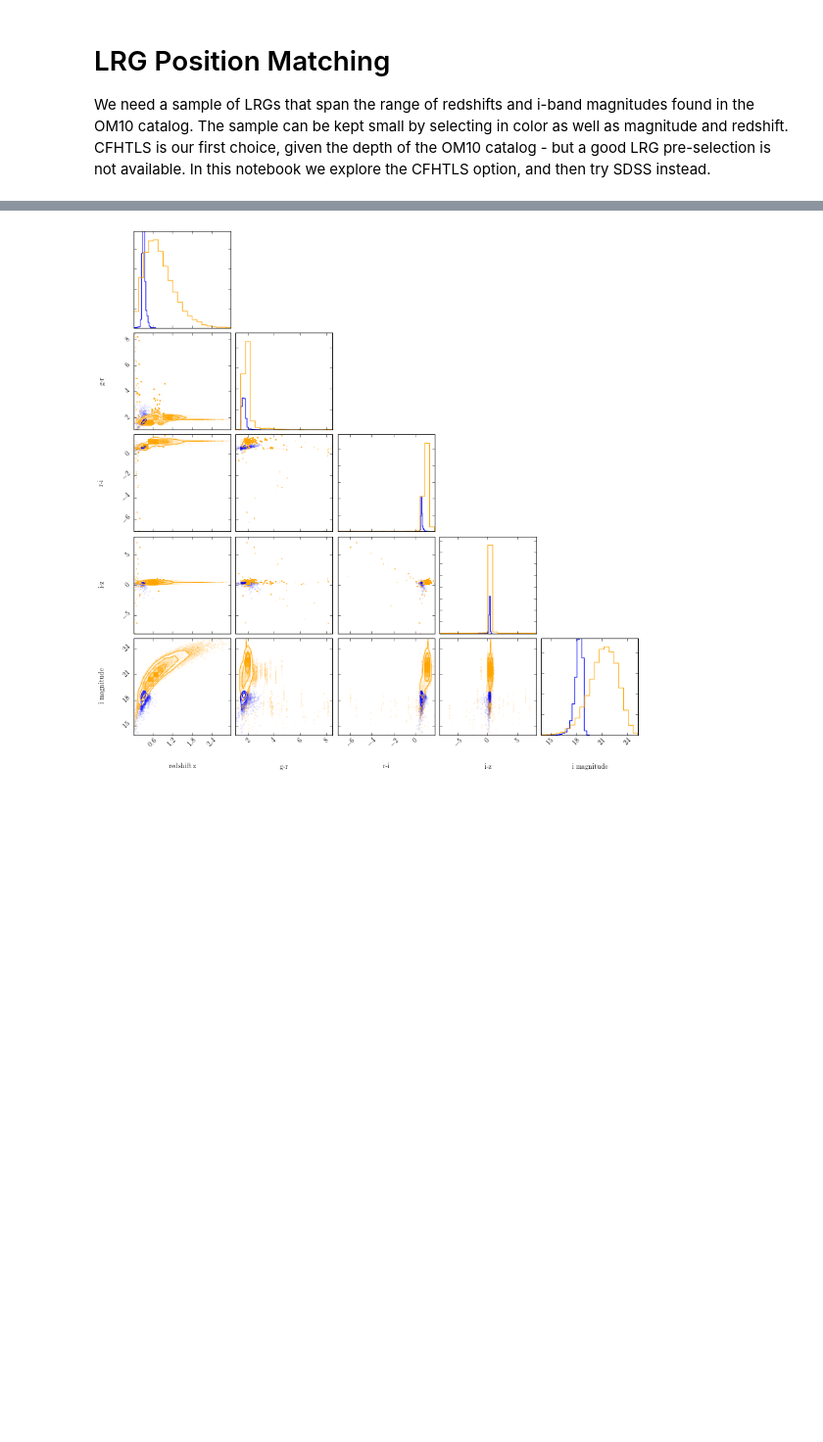
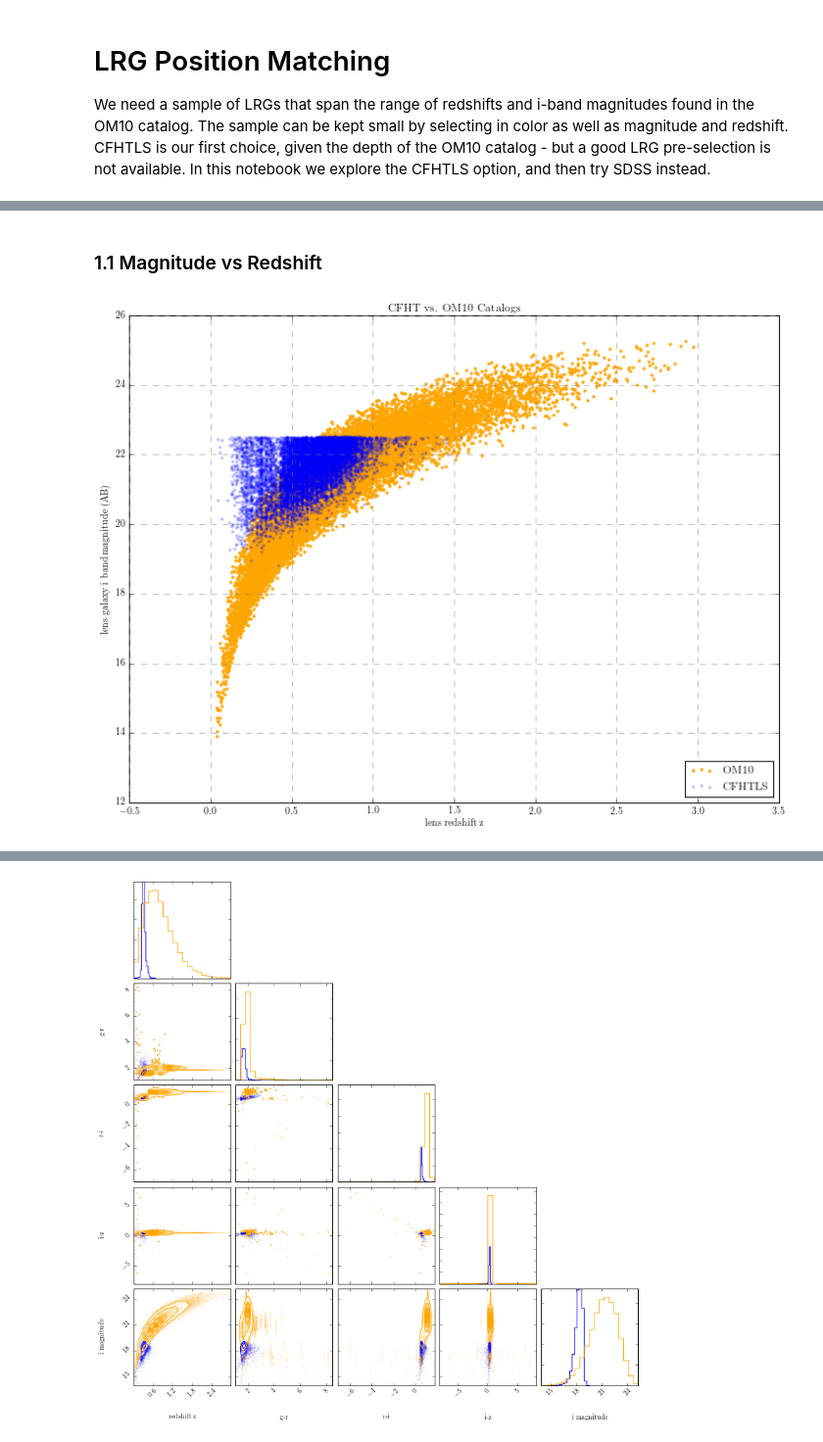
Before and after one commit to drphilmarshall/OM10, a Jupyter notebook: notebooks/issue22_LRG_position_matching.ipynb, the cells around one changed output, grey strips where cells are left out. Shown at 98% size. Cells and saved outputs as stored; diff of their text form; code cells hidden in the pictures; blank space fills up the shorter version.

```diff
--- a/notebooks/issue22_LRG_position_matching.ipynb
+++ b/notebooks/issue22_LRG_position_matching.ipynb
@@ -10,0 +18,16 @@ import triangle
+# %%
+data = np.loadtxt(os.path.expandvars("$OM10_DIR/data/CFHTLS_LRGs.txt"))
+# %% [markdown]
+### 1.1 Magnitude vs Redshift
+# %%
+fig = plt.figure()
+fig.set_size_inches(12,9)
+plt.scatter(db.lenses['ZLENS'],db.lenses['APMAG_I'],color='Orange',marker='.',label='OM10',alpha=1)
+plt.scatter(data[:,2],data[:,6],color='Blue',marker='.',label='CFHTLS',alpha=0.2)
+plt.title('CFHT vs. OM10 Catalogs')
+plt.xlabel('lens redshift z')
+plt.ylabel('lens galaxy i band magnitude (AB)')
+plt.legend(loc=4)
+plt.grid(color='grey', linestyle='--', linewidth=0.5)
+# %% [output]
+[figure, added]
```
Also changed, not shown: parts of 32 cells of this notebook.
